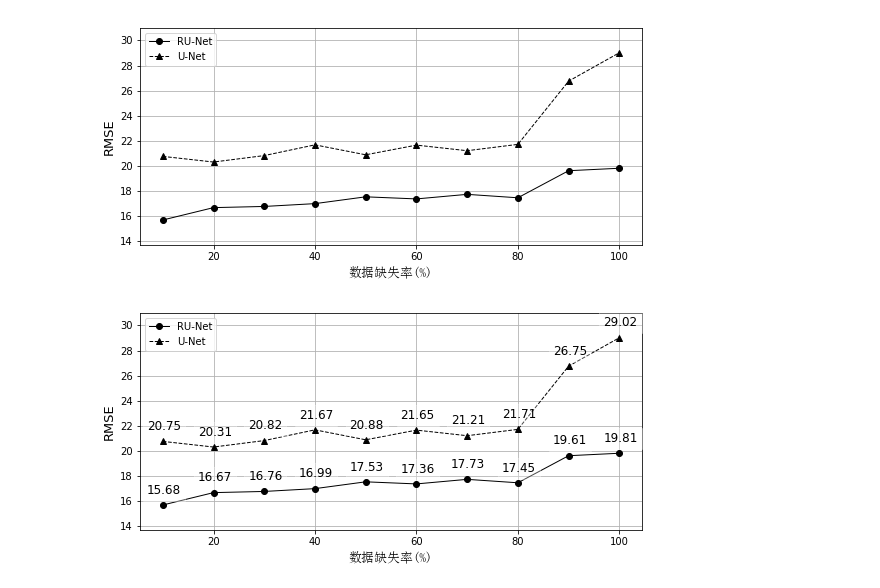
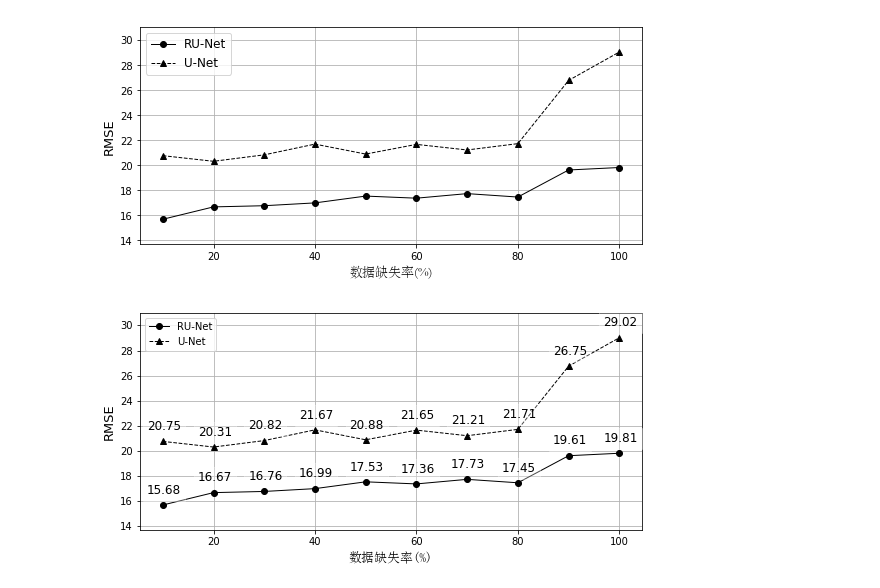
Before and after one commit to theMYang/freedom, a Jupyter notebook: pic/modelPic.ipynb, the cells around one changed output. Cells and saved outputs as stored; diff of their text form; code cells hidden in the pictures.

```diff
--- a/pic/modelPic.ipynb
+++ b/pic/modelPic.ipynb
@@ -1,35 +1,36 @@
 # %%
 import matplotlib as mpl
 import matplotlib.pyplot as plt
 import numpy as np
-Chinesefont = mpl.font_manager.FontProperties(fname='C:\Windows\Fonts\simsun.ttc')
-Englishfont = mpl.font_manager.FontProperties(fname='C:\Windows\Fonts\timesi.ttc')
+from matplotlib.font_manager import FontProperties
+Chinesefont = FontProperties(fname=r"c:\windows\fonts\STSong.TTF")
+Englishfont = FontProperties(fname='C:\Windows\Fonts\timesi.ttc')
 
 x = np.linspace(10, 100, 10)
 y = [20.754231856233254, 20.305115130366875, 20.8187946974264, 21.674802327950463, 20.88141970660427, 21.652833180429457, 21.207787419349994, 21.712673749245962, 26.752595631429728, 29.01727273141418]
 
 xi = np.linspace(10, 100, 10)
 yi = [15.682699295858047, 16.669995387207887, 16.76352990930069, 16.988290035611282, 17.531203562499986, 17.364133196753954, 17.727918995656218, 17.45473424526516, 19.61235887779754, 19.80911051941284]
 
 fig, ax = plt.subplots(figsize=(9, 4))
 # ax.set(xlabel='数据缺失率(%)', ylabel='RMSE', title='',fontsize=120)
 plt.xlabel('数据缺失率(%)', fontproperties = Chinesefont,fontsize=13)
 plt.ylabel('RMSE', fontsize=13)
 plt.grid(True)
 plt.margins(0.05, 0.15)
 # ax.set_title('图片展示',fontsize=120, color='r', fontproperties = Chinesefont)
 lines = plt.plot(xi, yi, 'ko-', x, y, 'k^--',linewidth=1, markersize=6)
 # ax.plot(xi, yi, 'k^--',linewidth=1, markersize=10)
 
 plt.setp(lines[0], linewidth=1)
 plt.setp(lines[1], markersize=6)
 
-ax.legend(('RU-Net', 'U-Net'), loc='best')
+ax.legend(('RU-Net', 'U-Net'), loc='best', fontsize=12)
 # plt.savefig("模型对比.png", dpi=300)
 
 plt.show()
 # %% [output]
-[figure, old version]
+[figure, new version]
 # %%
 import matplotlib as mpl
 import matplotlib.pyplot as plt
```
Also changed, not shown: 7 other files.
